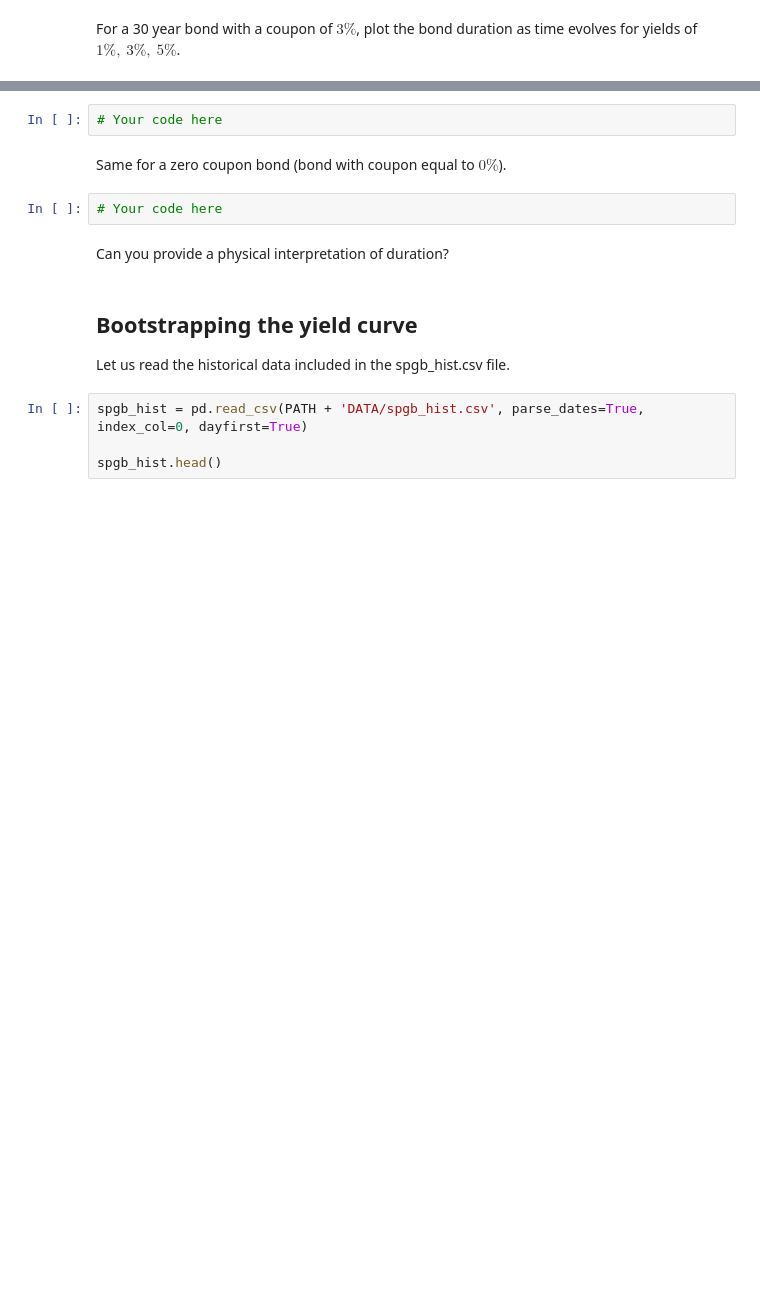
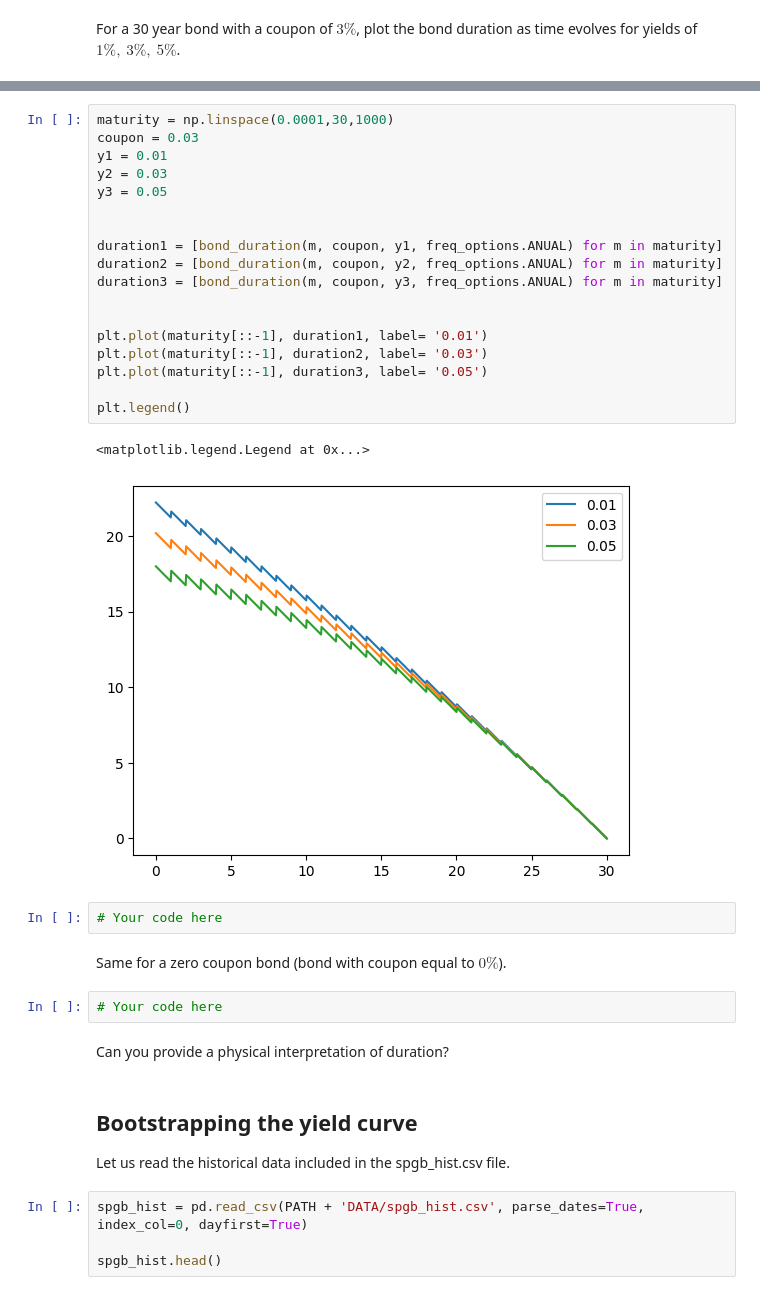
Before and after one commit to Lolillosky/QuantMethodsFinance, a Jupyter notebook: NOTEBOOKS/2_Interest_rates_basics.ipynb, the cells around one changed output, grey strips where cells are left out. Drawn from its saved outputs; the diff is of its cells as text; blank space fills up the shorter version.

```diff
--- a/NOTEBOOKS/2_Interest_rates_basics.ipynb
+++ b/NOTEBOOKS/2_Interest_rates_basics.ipynb
@@ -125,3 +191,24 @@ For a 30 year bond with a coupon of $3\%$, plot the bond duration as time evolve
+# %%
+maturity = np.linspace(0.0001,30,1000)
+coupon = 0.03
+y1 = 0.01
+y2 = 0.03
+y3 = 0.05
+
+
+duration1 = [bond_duration(m, coupon, y1, freq_options.ANUAL) for m in maturity]
+duration2 = [bond_duration(m, coupon, y2, freq_options.ANUAL) for m in maturity]
+duration3 = [bond_duration(m, coupon, y3, freq_options.ANUAL) for m in maturity]
+
+
+plt.plot(maturity[::-1], duration1, label= '0.01')
+plt.plot(maturity[::-1], duration2, label= '0.03')
+plt.plot(maturity[::-1], duration3, label= '0.05')
+
+plt.legend()
+# %% [output]
+<matplotlib.legend.Legend at 0x...>
+[figure, added]
 # %%
 # Your code here
 # %% [markdown]
```
Also changed, not shown: parts of 10 cells of this notebook.
